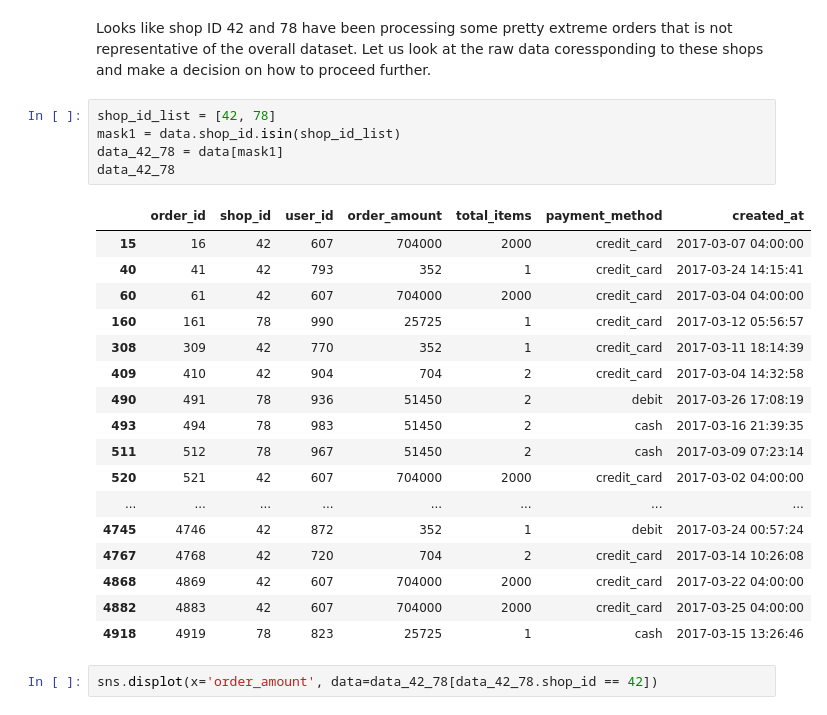
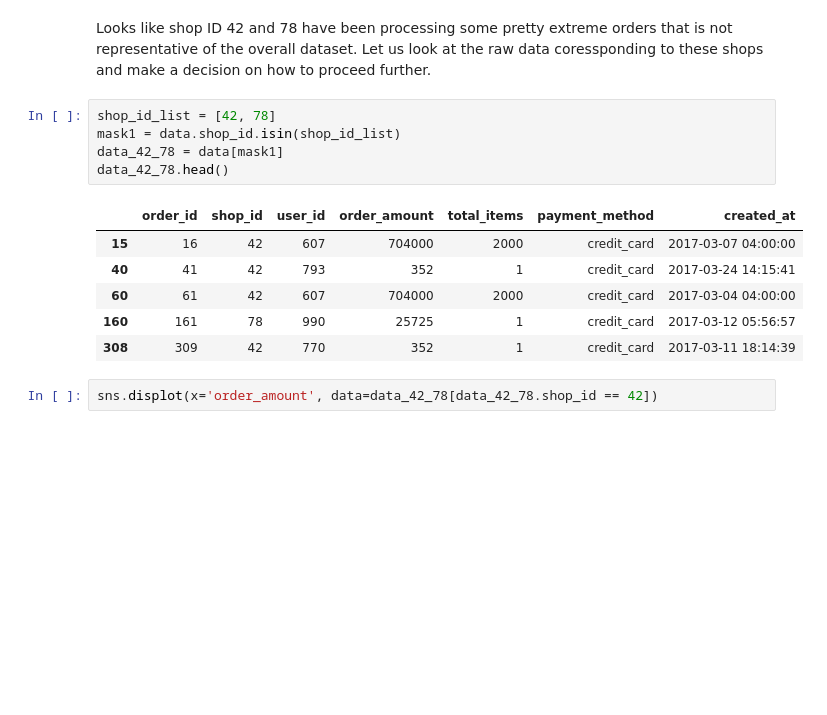
Before and after one commit to mpsingh1/ShopifyChallenge_DS_2022, a Jupyter notebook: shopifyDataScienceChallenge_MS_2022.ipynb, the cells around one changed output. Cells and saved outputs as stored; diff of their text form; blank space fills up the shorter version.

```diff
--- a/shopifyDataScienceChallenge_MS_2022.ipynb
+++ b/shopifyDataScienceChallenge_MS_2022.ipynb
@@ -90,26 +90,15 @@ Looks like shop ID 42 and 78 have been processing some pretty extreme orders tha
 # %%
 shop_id_list = [42, 78]
 mask1 = data.shop_id.isin(shop_id_list)
 data_42_78 = data[mask1]
-data_42_78
+data_42_78.head()
 # %% [output]
 |  | order_id | shop_id | user_id | order_amount | total_items | payment_method | created_at |
 | 15 | 16 | 42 | 607 | 704000 | 2000 | credit_card | 2017-03-07 04:00:00 |
 | 40 | 41 | 42 | 793 | 352 | 1 | credit_card | 2017-03-24 14:15:41 |
 | 60 | 61 | 42 | 607 | 704000 | 2000 | credit_card | 2017-03-04 04:00:00 |
 | 160 | 161 | 78 | 990 | 25725 | 1 | credit_card | 2017-03-12 05:56:57 |
 | 308 | 309 | 42 | 770 | 352 | 1 | credit_card | 2017-03-11 18:14:39 |
-| 409 | 410 | 42 | 904 | 704 | 2 | credit_card | 2017-03-04 14:32:58 |
-| 490 | 491 | 78 | 936 | 51450 | 2 | debit | 2017-03-26 17:08:19 |
-| 493 | 494 | 78 | 983 | 51450 | 2 | cash | 2017-03-16 21:39:35 |
-| 511 | 512 | 78 | 967 | 51450 | 2 | cash | 2017-03-09 07:23:14 |
-| 520 | 521 | 42 | 607 | 704000 | 2000 | credit_card | 2017-03-02 04:00:00 |
-| ... | ... | ... | ... | ... | ... | ... | ... |
-| 4745 | 4746 | 42 | 872 | 352 | 1 | debit | 2017-03-24 00:57:24 |
-| 4767 | 4768 | 42 | 720 | 704 | 2 | credit_card | 2017-03-14 10:26:08 |
-| 4868 | 4869 | 42 | 607 | 704000 | 2000 | credit_card | 2017-03-22 04:00:00 |
-| 4882 | 4883 | 42 | 607 | 704000 | 2000 | credit_card | 2017-03-25 04:00:00 |
-| 4918 | 4919 | 78 | 823 | 25725 | 1 | cash | 2017-03-15 13:26:46 |
 # %%
 sns.displot(x='order_amount', data=data_42_78[data_42_78.shop_id == 42])
 # %% [output]
```
Also changed, not shown: parts of 24 cells of this notebook.
